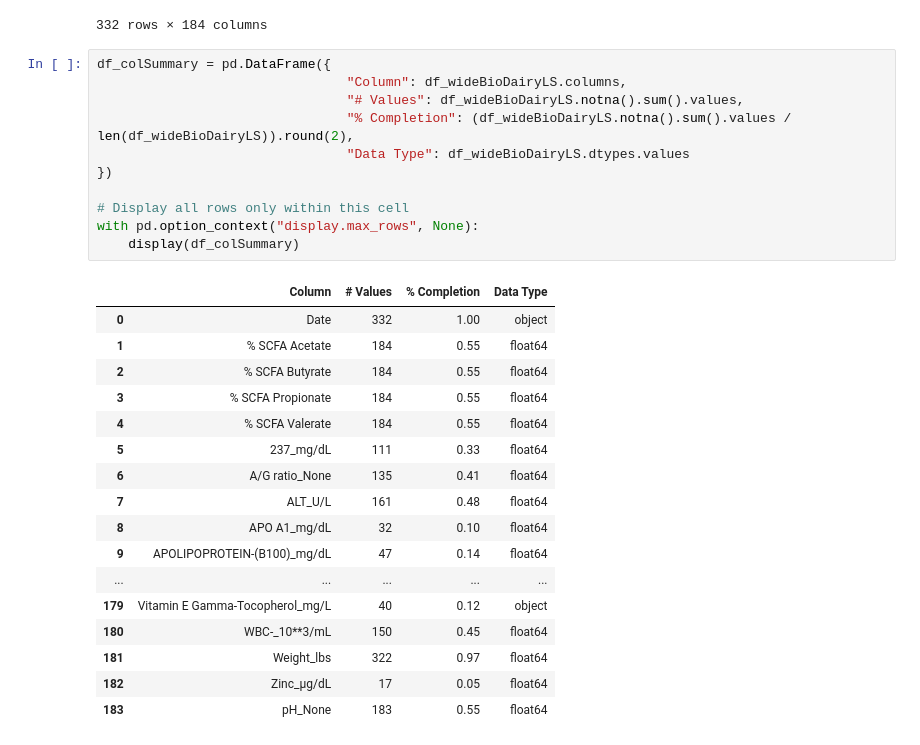
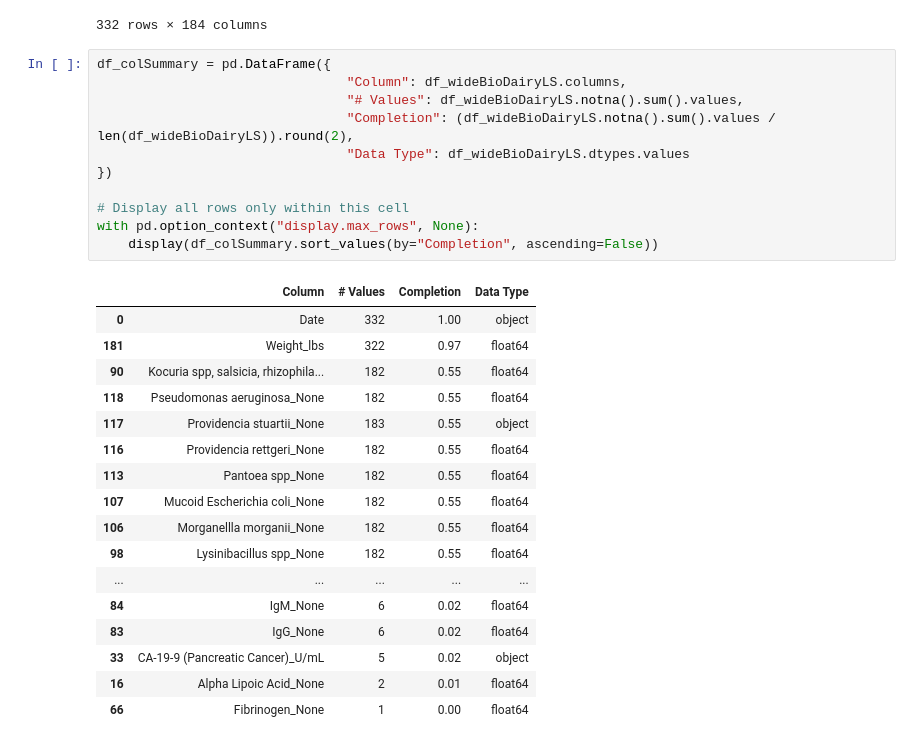
Before and after one commit to holliwood8/LargeLarryModelers, a Jupyter notebook: BioDiary_LS_EDA1.ipynb, the cells around one changed output. Saved outputs shown, nothing was run; the diff lists cells and outputs as text.

```diff
--- a/BioDiary_LS_EDA1.ipynb
+++ b/BioDiary_LS_EDA1.ipynb
@@ -30,29 +33,29 @@ df_wideBioDairyLS
 # %%
 df_colSummary = pd.DataFrame({
                                 "Column": df_wideBioDairyLS.columns,
                                 "# Values": df_wideBioDairyLS.notna().sum().values,
-                                "% Completion": (df_wideBioDairyLS.notna().sum().values / len(df_wideBioDairyLS)).round(2),
+                                "Completion": (df_wideBioDairyLS.notna().sum().values / len(df_wideBioDairyLS)).round(2),
                                 "Data Type": df_wideBioDairyLS.dtypes.values
 })
 
 # Display all rows only within this cell
 with pd.option_context("display.max_rows", None):
-    display(df_colSummary)
+    display(df_colSummary.sort_values(by="Completion", ascending=False))
 # %% [output]
-|  | Column | # Values | % Completion | Data Type |
+|  | Column | # Values | Completion | Data Type |
 | 0 | Date | 332 | 1.00 | object |
-| 1 | % SCFA Acetate | 184 | 0.55 | float64 |
-| 2 | % SCFA Butyrate | 184 | 0.55 | float64 |
-| 3 | % SCFA Propionate | 184 | 0.55 | float64 |
-| 4 | % SCFA Valerate | 184 | 0.55 | float64 |
-| 5 | 237_mg/dL | 111 | 0.33 | float64 |
-| 6 | A/G ratio_None | 135 | 0.41 | float64 |
-| 7 | ALT_U/L | 161 | 0.48 | float64 |
-| 8 | APO A1_mg/dL | 32 | 0.10 | float64 |
-| 9 | APOLIPOPROTEIN-(B100)_mg/dL | 47 | 0.14 | float64 |
+| 181 | Weight_lbs | 322 | 0.97 | float64 |
+| 90 | Kocuria spp, salsicia, rhizophila... | 182 | 0.55 | float64 |
+| 118 | Pseudomonas aeruginosa_None | 182 | 0.55 | float64 |
+| 117 | Providencia stuartii_None | 183 | 0.55 | object |
+| 116 | Providencia rettgeri_None | 182 | 0.55 | float64 |
+| 113 | Pantoea spp_None | 182 | 0.55 | float64 |
+| 107 | Mucoid Escherichia coli_None | 182 | 0.55 | float64 |
+| 106 | Morganellla morganii_None | 182 | 0.55 | float64 |
+| 98 | Lysinibacillus spp_None | 182 | 0.55 | float64 |
 | ... | ... | ... | ... | ... |
-| 179 | Vitamin E Gamma-Tocopherol_mg/L | 40 | 0.12 | object |
-| 180 | WBC-_10**3/mL | 150 | 0.45 | float64 |
-| 181 | Weight_lbs | 322 | 0.97 | float64 |
-| 182 | Zinc_µg/dL | 17 | 0.05 | float64 |
-| 183 | pH_None | 183 | 0.55 | float64 |
+| 84 | IgM_None | 6 | 0.02 | float64 |
+| 83 | IgG_None | 6 | 0.02 | float64 |
+| 33 | CA-19-9 (Pancreatic Cancer)_U/mL | 5 | 0.02 | object |
+| 16 | Alpha Lipoic Acid_None | 2 | 0.01 | float64 |
+| 66 | Fibrinogen_None | 1 | 0.00 | float64 |
```
Also changed, not shown: parts of 4 cells of this notebook.
